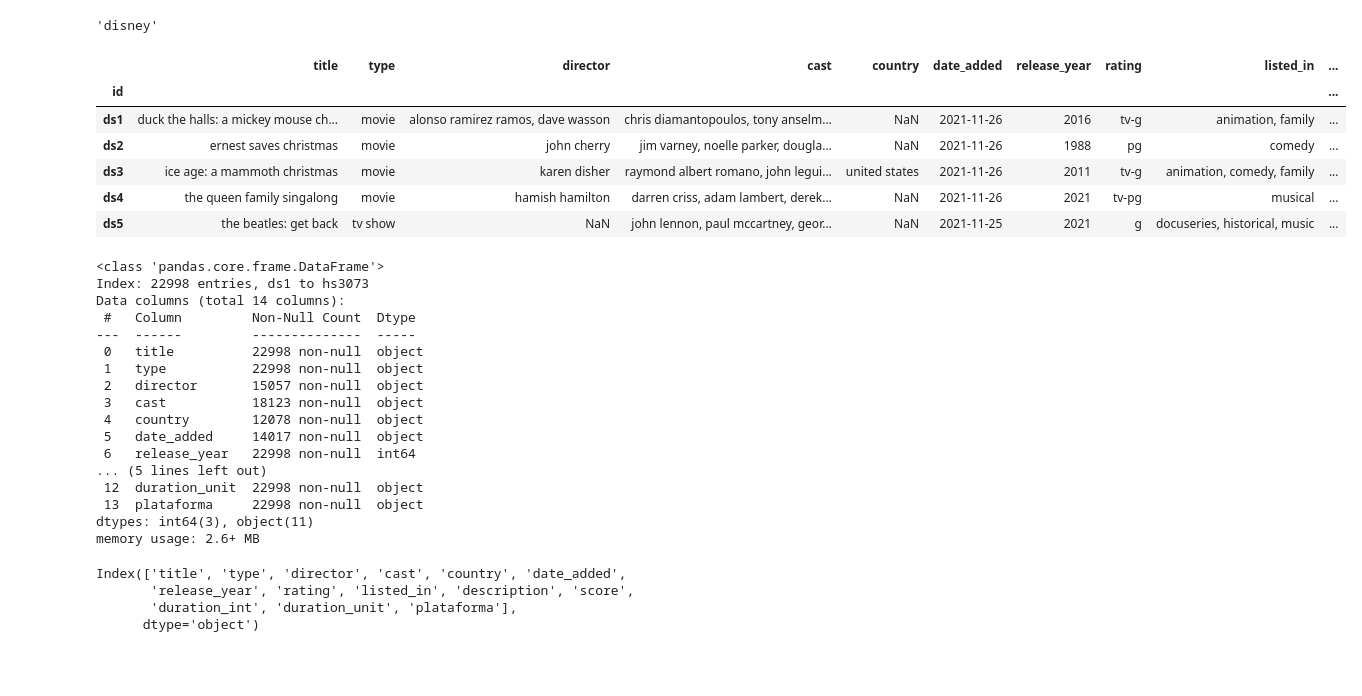
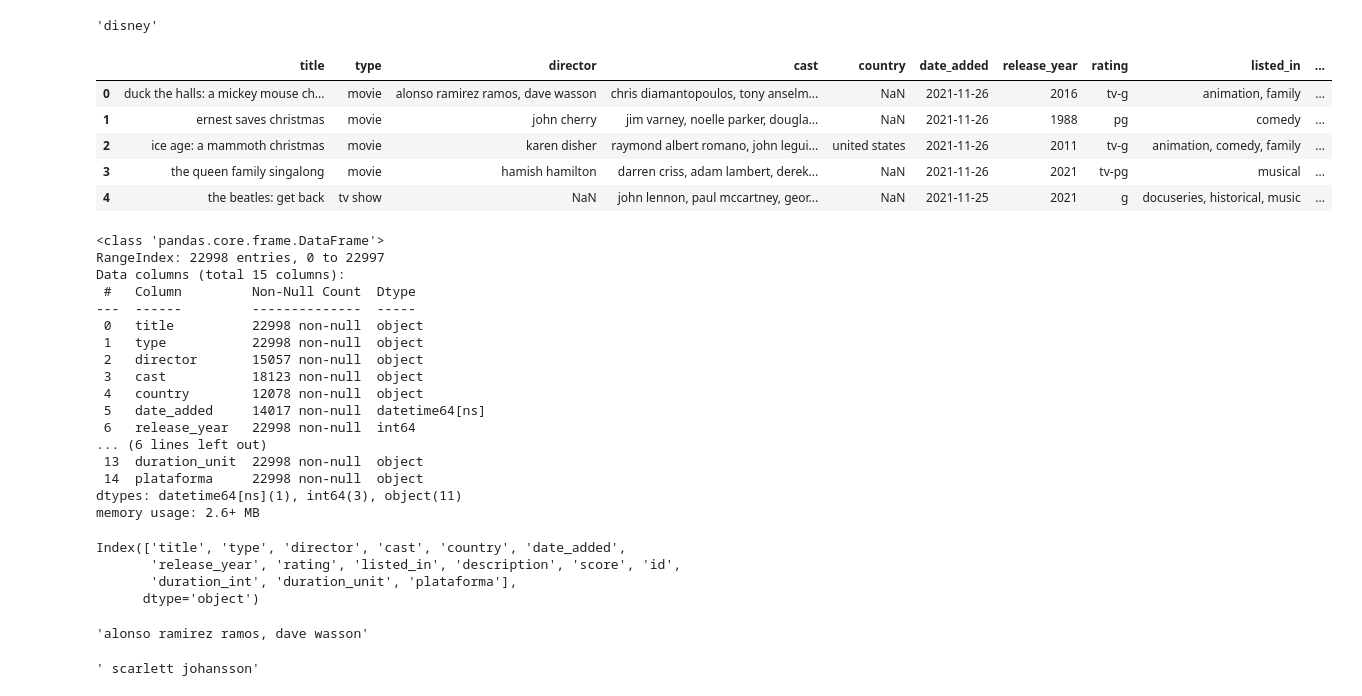
Before and after one commit to jhonvelasque/MLOPsEngineering, a Jupyter notebook: ETL.ipynb, the cells around one changed output. Cells and saved outputs as stored; diff of their text form; code cells hidden in the pictures; blank space fills up the shorter version.

```diff
--- a/ETL.ipynb
+++ b/ETL.ipynb
@@ -174,22 +204,21 @@ del movies['show_id']
 #exportando los datos a un archivo csv
 movies.to_csv('./data/data_procesada/movie.csv', sep=',', index=False, encoding='utf-8')
 # %%
-movies=pd.read_csv('./data/data_procesada/movie.csv',sep=',',encoding='utf-8',index_col='id')
+movie_df=pd.read_csv('./data/data_procesada/movie.csv',sep=',',encoding='utf-8',index_col='id')
 movies.head(5)
 # %% [output]
 |  | title | type | director | cast | country | date_added | release_year | rating | listed_in | ... |
-| id |  |  |  |  |  |  |  |  |  | ... |
-| ds1 | duck the halls: a mickey mouse ch... | movie | alonso ramirez ramos, dave wasson | chris diamantopoulos, tony anselm... | NaN | 2021-11-26 | 2016 | tv-g | animation, family | ... |
-| ds2 | ernest saves christmas | movie | john cherry | jim varney, noelle parker, dougla... | NaN | 2021-11-26 | 1988 | pg | comedy | ... |
-| ds3 | ice age: a mammoth christmas | movie | karen disher | raymond albert romano, john legui... | united states | 2021-11-26 | 2011 | tv-g | animation, comedy, family | ... |
-| ds4 | the queen family singalong | movie | hamish hamilton | darren criss, adam lambert, derek... | NaN | 2021-11-26 | 2021 | tv-pg | musical | ... |
-| ds5 | the beatles: get back | tv show | NaN | john lennon, paul mccartney, geor... | NaN | 2021-11-25 | 2021 | g | docuseries, historical, music | ... |
+| 0 | duck the halls: a mickey mouse ch... | movie | alonso ramirez ramos, dave wasson | chris diamantopoulos, tony anselm... | NaN | 2021-11-26 | 2016 | tv-g | animation, family | ... |
+| 1 | ernest saves christmas | movie | john cherry | jim varney, noelle parker, dougla... | NaN | 2021-11-26 | 1988 | pg | comedy | ... |
+| 2 | ice age: a mammoth christmas | movie | karen disher | raymond albert romano, john legui... | united states | 2021-11-26 | 2011 | tv-g | animation, comedy, family | ... |
+| 3 | the queen family singalong | movie | hamish hamilton | darren criss, adam lambert, derek... | NaN | 2021-11-26 | 2021 | tv-pg | musical | ... |
+| 4 | the beatles: get back | tv show | NaN | john lennon, paul mccartney, geor... | NaN | 2021-11-25 | 2021 | g | docuseries, historical, music | ... |
 # %%
 movies.info()
 # %% [output]
 <class 'pandas.core.frame.DataFrame'>
-Index: 22998 entries, ds1 to hs3073
-Data columns (total 14 columns):
+RangeIndex: 22998 entries, 0 to 22997
+Data columns (total 15 columns):
  #   Column         Non-Null Count  Dtype
 ---  ------         --------------  -----
  0   title          22998 non-null  object
@@ -197,17 +226,27 @@ Data columns (total 14 columns):
  2   director       15057 non-null  object
  3   cast           18123 non-null  object
  4   country        12078 non-null  object
- 5   date_added     14017 non-null  object
+ 5   date_added     14017 non-null  datetime64[ns]
  6   release_year   22998 non-null  int64
-... (5 lines left out)
- 12  duration_unit  22998 non-null  object
- 13  plataforma     22998 non-null  object
-dtypes: int64(3), object(11)
+... (6 lines left out)
+ 13  duration_unit  22998 non-null  object
+ 14  plataforma     22998 non-null  object
+dtypes: datetime64[ns](1), int64(3), object(11)
 memory usage: 2.6+ MB
 # %%
 movies.columns
 # %% [output]
 Index(['title', 'type', 'director', 'cast', 'country', 'date_added',
-       'release_year', 'rating', 'listed_in', 'description', 'score',
+       'release_year', 'rating', 'listed_in', 'description', 'score', 'id',
        'duration_int', 'duration_unit', 'plataforma'],
       dtype='object')
+# %%
+df=movie_df[(movie_df["plataforma"]=='disney') & (movie_df["release_year"]==2016)]
+actor_masrepetido=df['director'].value_counts().sort_values(ascending=False).idxmax()
+actor_masrepetido
+# %% [output]
+'alonso ramirez ramos, dave wasson'
+# %%
+df['cast'].str.split(',').explode().value_counts().sort_values(ascending=False).idxmax()
+# %% [output]
+' scarlett johansson'
```
Also changed, not shown: parts of 5 cells of this notebook, 45 other files.
